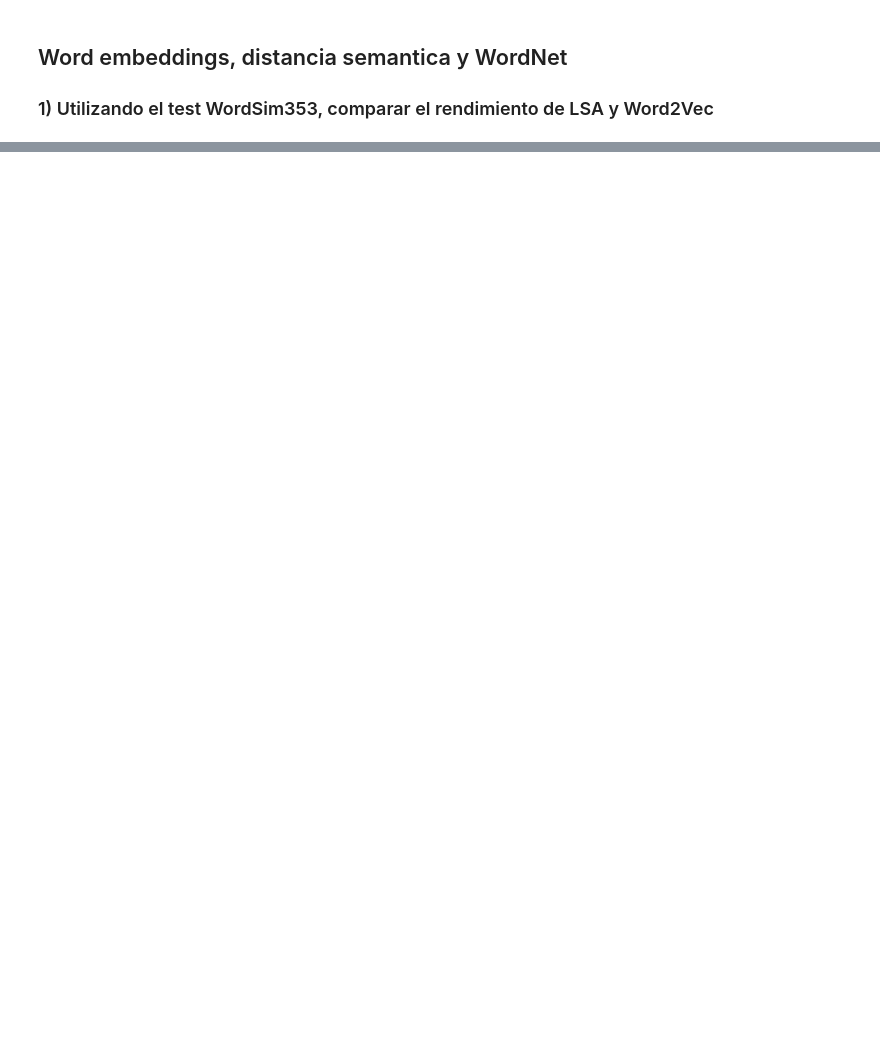
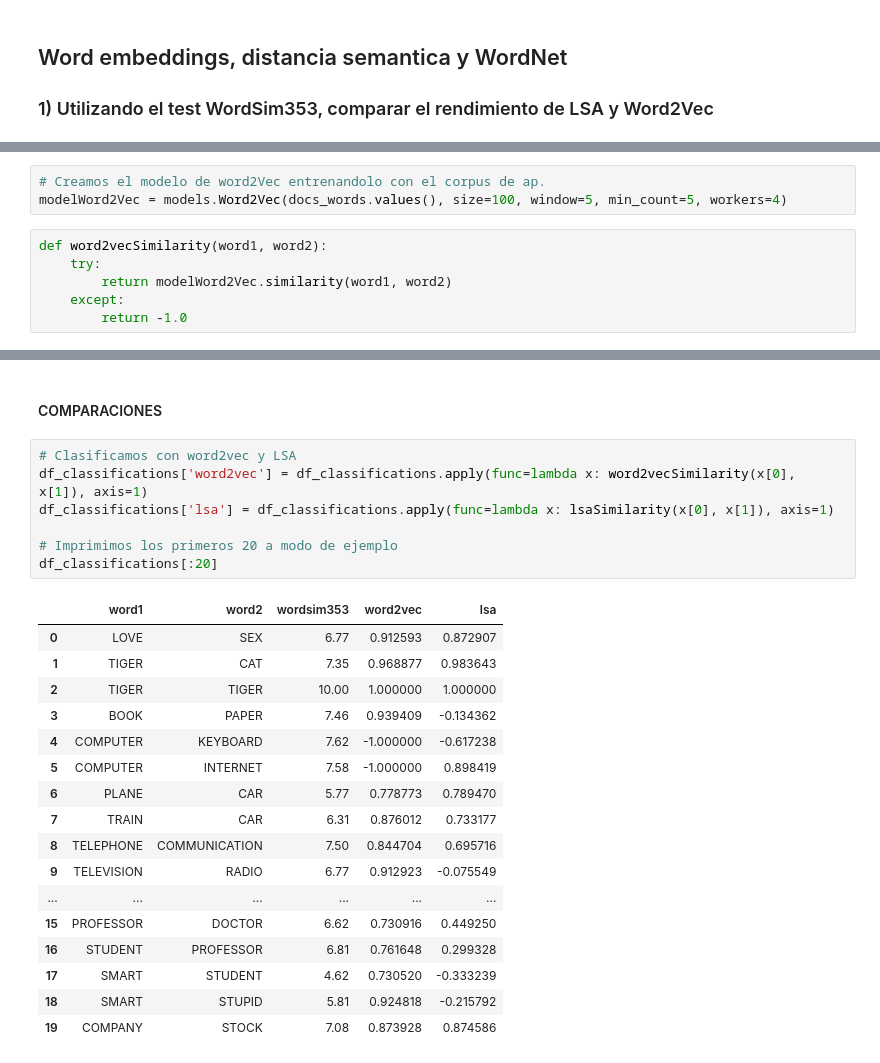
Before and after one commit to matguer/cienciaDatosEntregas, a Jupyter notebook: tp6/tp6.ipynb, the cells around one changed output, grey strips where cells are left out. Cells and saved outputs as stored; diff of their text form; blank space fills up the shorter version.

```diff
--- a/tp6/tp6.ipynb
+++ b/tp6/tp6.ipynb
@@ -448,0 +403,9 @@ array([[ 0.677     ,  0.76447627,  0.        ],
+# %%
+# Creamos el modelo de word2Vec entrenandolo con el corpus de ap.
+modelWord2Vec = models.Word2Vec(docs_words.values(), size=100, window=5, min_count=5, workers=4)
+# %%
+def word2vecSimilarity(word1, word2):
+    try:
+        return modelWord2Vec.similarity(word1, word2)
+    except:
+        return -1.0
@@ -448,0 +427,27 @@ array([[ 0.677     ,  0.76447627,  0.        ],
+# %% [markdown]
+#### COMPARACIONES
+# %%
+# Clasificamos con word2vec y LSA
+df_classifications['word2vec'] = df_classifications.apply(func=lambda x: word2vecSimilarity(x[0], x[1]), axis=1)
+df_classifications['lsa'] = df_classifications.apply(func=lambda x: lsaSimilarity(x[0], x[1]), axis=1)
+
+# Imprimimos los primeros 20 a modo de ejemplo
+df_classifications[:20]
+# %% [output]
+|  | word1 | word2 | wordsim353 | word2vec | lsa |
+| 0 | LOVE | SEX | 6.77 | 0.912593 | 0.872907 |
+| 1 | TIGER | CAT | 7.35 | 0.968877 | 0.983643 |
+| 2 | TIGER | TIGER | 10.00 | 1.000000 | 1.000000 |
+| 3 | BOOK | PAPER | 7.46 | 0.939409 | -0.134362 |
+| 4 | COMPUTER | KEYBOARD | 7.62 | -1.000000 | -0.617238 |
+| 5 | COMPUTER | INTERNET | 7.58 | -1.000000 | 0.898419 |
+| 6 | PLANE | CAR | 5.77 | 0.778773 | 0.789470 |
+| 7 | TRAIN | CAR | 6.31 | 0.876012 | 0.733177 |
+| 8 | TELEPHONE | COMMUNICATION | 7.50 | 0.844704 | 0.695716 |
+| 9 | TELEVISION | RADIO | 6.77 | 0.912923 | -0.075549 |
+| ... | ... | ... | ... | ... | ... |
+| 15 | PROFESSOR | DOCTOR | 6.62 | 0.730916 | 0.449250 |
+| 16 | STUDENT | PROFESSOR | 6.81 | 0.761648 | 0.299328 |
+| 17 | SMART | STUDENT | 4.62 | 0.730520 | -0.333239 |
+| 18 | SMART | STUPID | 5.81 | 0.924818 | -0.215792 |
+| 19 | COMPANY | STOCK | 7.08 | 0.873928 | 0.874586 |
```
Also changed, not shown: parts of 43 cells of this notebook.
